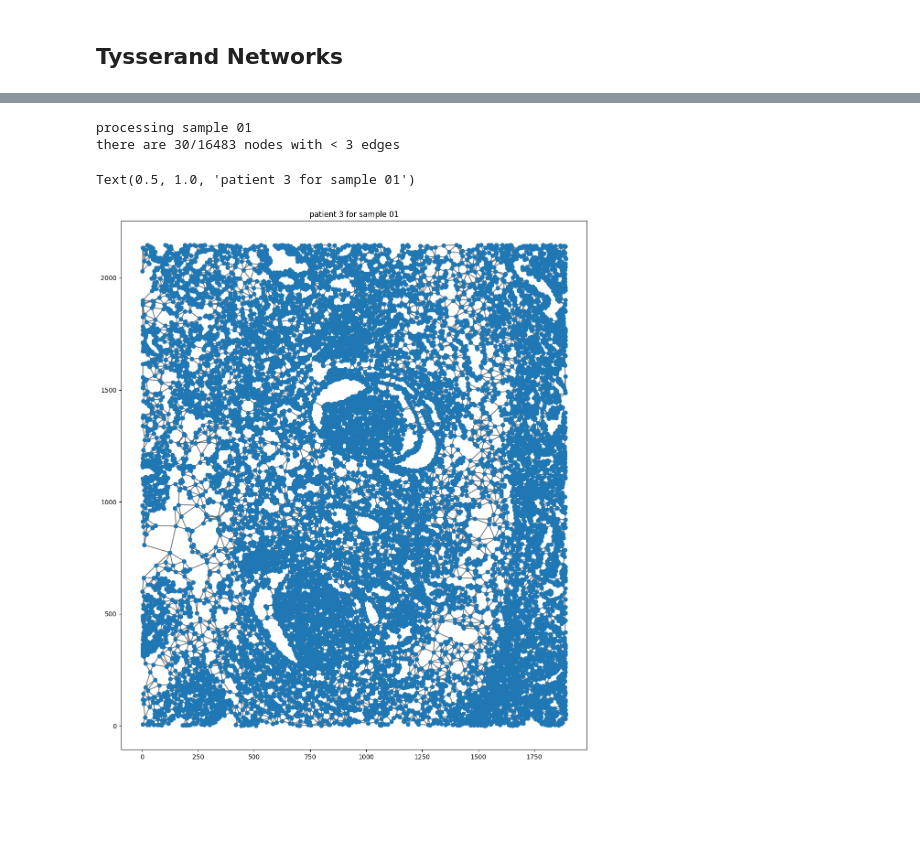
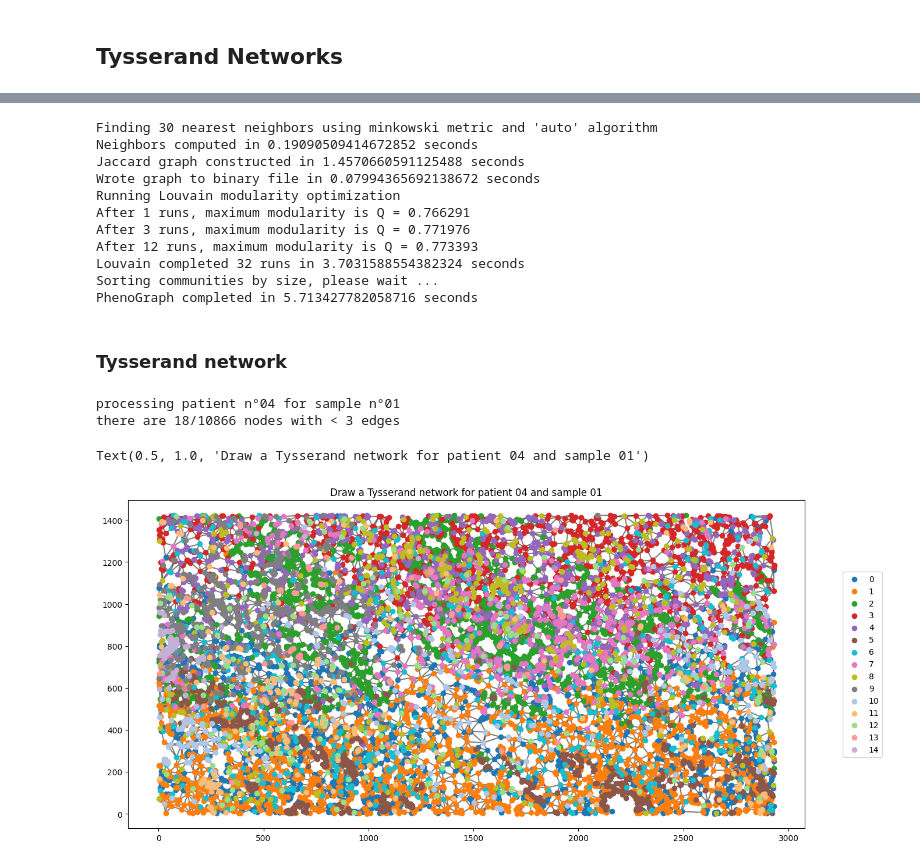
Before and after one commit to VeraPancaldiLab/MOSNA_GUI, a Jupyter notebook: mosna_analysis.ipynb, the cells around one changed output, grey strips where cells are left out. Saved outputs shown, nothing was run; the diff lists cells and outputs as text; code cells hidden in the pictures; blank space fills up the shorter version.

```diff
--- a/mosna_analysis.ipynb
+++ b/mosna_analysis.ipynb
@@ -165,0 +194,3 @@ Nombre de cells présente dans le sample 01 : 16483
+# %%
+markers_by_patient_sample = concat_obj.loc[filtre]
+markers_by_patient_sample
@@ -165,0 +211,10 @@ Nombre de cells présente dans le sample 01 : 16483
+# %%
+for markers in markers_by_patient_sample:
+    # Calculate 99.9th percentile value for column
+    p99_9 = markers_by_patient_sample[markers].quantile(0.999)
+
+    # Ensure values above the 99.9th percentile are not more than this value
+    markers_by_patient_sample[markers] = markers_by_patient_sample[markers].clip(upper=p99_9)
+
+    # Normalize based on 99.9th percentile value
+    markers_by_patient_sample[markers] = (markers_by_patient_sample[markers] - markers_by_patient_sample[markers].min()) / (p99_9 - markers_by_patient_sample[markers].min())
@@ -166,20 +239,58 @@ Nombre de cells présente dans le sample 01 : 16483
+# %%
+from phenograph.cluster import cluster
+
+k_neighbors = 30
+# Use clustering method from phenograph package to construct phenograph
+clustering, graph, Q = cluster(markers_by_patient_sample,
+                                    k = k_neighbors,                      # k=30 is default
+                                    primary_metric = 'minkowski',         # minkowski is default
+                                    seed = 10,                            # To ensure reproducibility: we pick seed=10 from start
+                                    n_jobs = 1)
+
+# Add the cluster assignments back to the original DataFrame
+# %% [output]
+Finding 30 nearest neighbors using minkowski metric and 'auto' algorithm
+Neighbors computed in 0.19090509414672852 seconds
+Jaccard graph constructed in 1.4570660591125488 seconds
+Wrote graph to binary file in 0.07994365692138672 seconds
+Running Louvain modularity optimization
+After 1 runs, maximum modularity is Q = 0.766291
+After 3 runs, maximum modularity is Q = 0.771976
+After 12 runs, maximum modularity is Q = 0.773393
+Louvain completed 32 runs in 3.7031588554382324 seconds
+Sorting communities by size, please wait ...
+PhenoGraph completed in 5.713427782058716 seconds
+# %% [markdown]
+### Tysserand network
+# %%
+if clustering is not None:
+    nb_clust = clustering.max()
+    uniq = pd.Series(clustering).value_counts().index
+
+    # choose colormap
+    clusters_cmap = mosna.make_cluster_cmap(uniq)
+    # make color mapper
+    # series to sort by decreasing order
+    n_colors = len(clusters_cmap)
+    celltypes_color_mapper = {x: clusters_cmap[i % n_colors] for i, x in enumerate(uniq)}
 # %%
 filtre = cell_pos['cell_ID'].isin(cells)
 coords = cell_pos.loc[filtre, ['X_position','Y_position']]
 
 print(f"processing patient n°{patient} for sample n°{sample}")
 coords = np.array(coords.values.tolist())
 pairs = ty.build_delaunay(coords)
     # we want to avoid isolated cells, so we link them to their 3 closest neighbors
 pairs = ty.link_solitaries(coords, pairs, method='delaunay', min_neighbors=3)
 
 fig, ax = ty.plot_network(
-    coords, pairs,
+    coords, pairs,labels=clustering,
+    color_mapper=celltypes_color_mapper,
     legend_opt={'loc': 'center left', 'bbox_to_anchor': (1.05, 0.5)},
     )
 plt.title(f"Draw a Tysserand network for patient {patient} and sample {sample}")
 # %% [output]
-processing sample 01
-there are 30/16483 nodes with < 3 edges
+processing patient n°04 for sample n°01
+there are 18/10866 nodes with < 3 edges
-Text(0.5, 1.0, 'patient 3 for sample 01')
+Text(0.5, 1.0, 'Draw a Tysserand network for patient 04 and sample 01')
-[figure, old version]
+[figure, new version]
```
Also changed, not shown: parts of 7 cells of this notebook, 1 other file.
